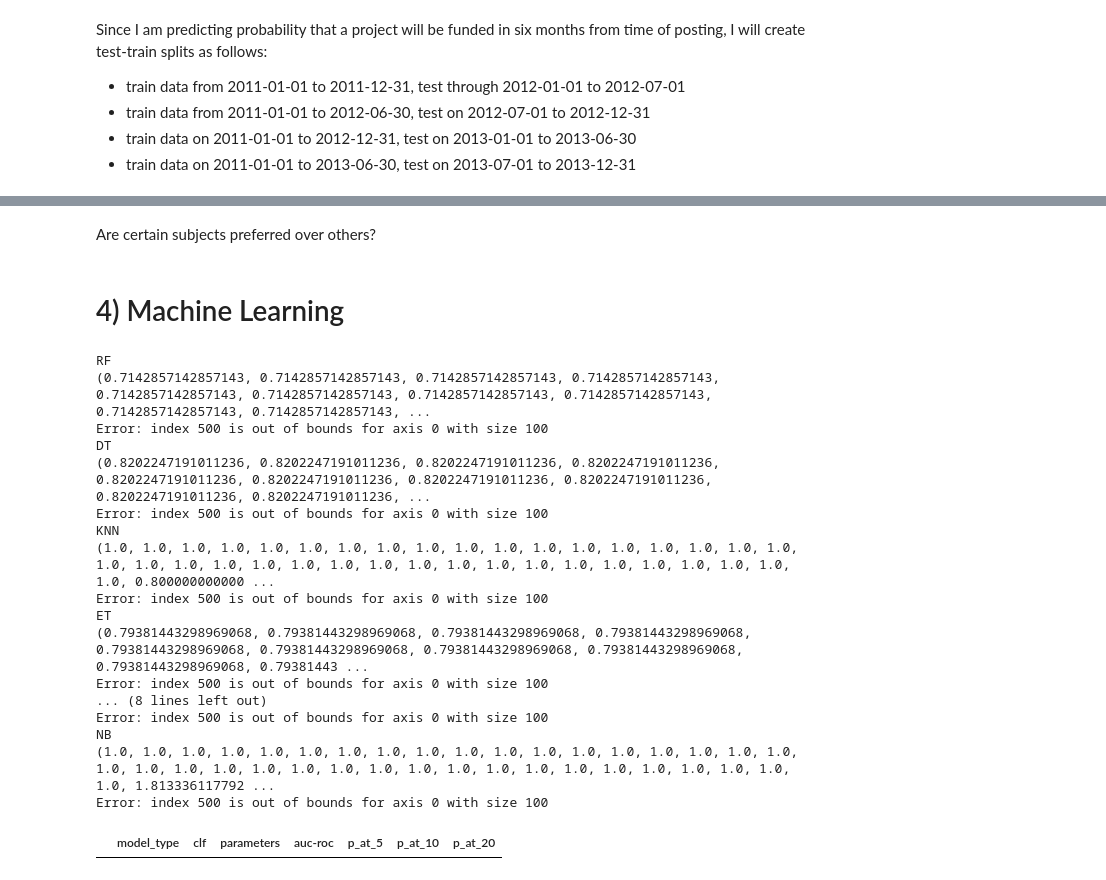
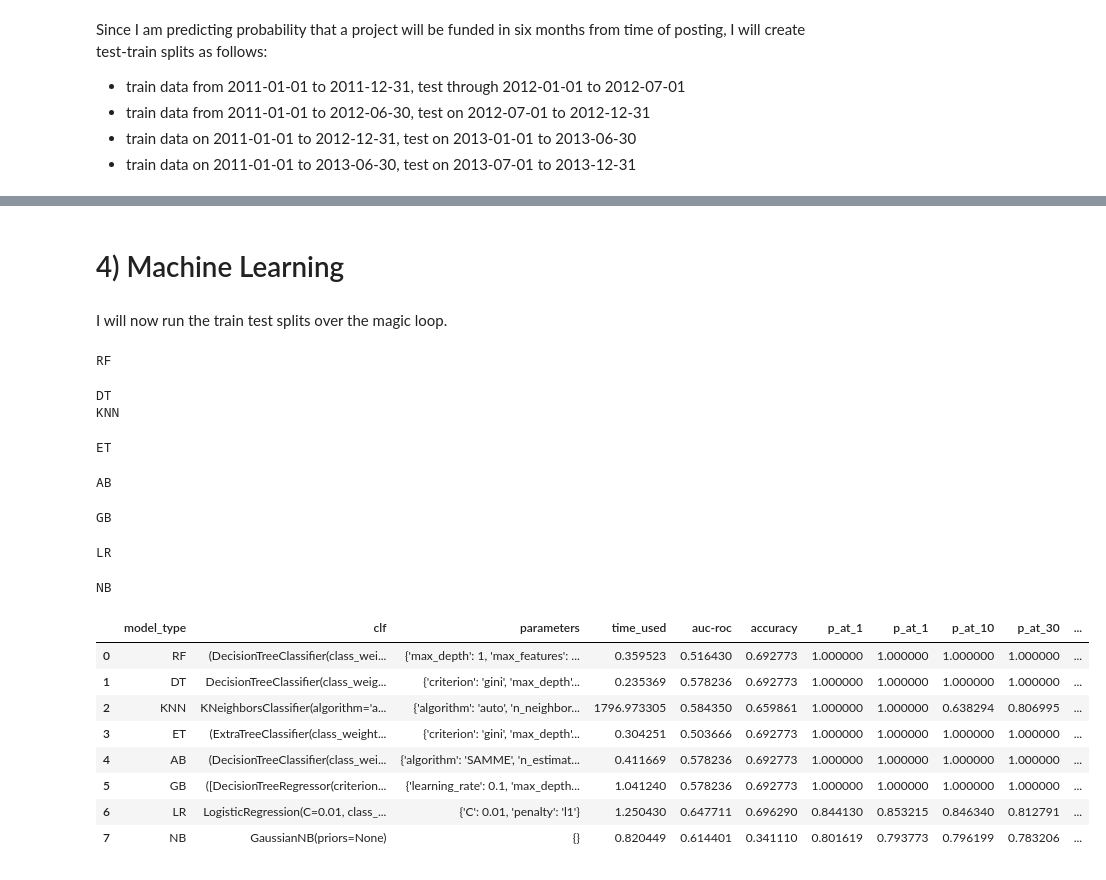
Before and after one commit to marioamz/Machine-Learning-Exploring, a Jupyter notebook: HW4/Data Exploration Pipeline Testing.ipynb, the cells around one changed output, grey strips where cells are left out. Cells and saved outputs as stored; diff of their text form; code cells hidden in the pictures.

```diff
--- a/HW4/Data Exploration Pipeline Testing.ipynb
+++ b/HW4/Data Exploration Pipeline Testing.ipynb
@@ -178,2 +131,0 @@ merged = merged[((merged['students_reached'] - merged['students_reached'].mean()
-# %%
-merged = merged[((merged['students_reached'] - merged['total_price_excluding_optional_support'].mean()) / merged['total_price_excluding_optional_support'].std()).abs() < 3]
@@ -217,0 +145,3 @@ After merging the two datasets on project id, I will now split into test and tra
+# %%
+merged = merged[((merged['total_price_excluding_optional_support'] - merged['total_price_excluding_optional_support'].mean()) / merged['total_price_excluding_optional_support'].std()).abs() < 3]
+merged.shape
@@ -332,7 +339,7 @@ Which economic group are most projects targeting?
-# %% [markdown]
-Are certain subjects preferred over others?
 # %% [markdown]
 # 4) Machine Learning
+# %% [markdown]
+I will now run the train test splits over the magic loop.
 # %%
 ser1 = train_test_one[1].T.squeeze()
 ser1s = ser1.reshape(-1, 1)
@@ -341,23 +348,22 @@ ser2 = train_test_one[3].T.squeeze()
 ser2s = ser2.reshape(-1, 1)
 # %%
 models_to_run = ['RF','DT', 'KNN', 'ET', 'AB', 'GB', 'LR', 'NB']
-ap.go(train_test_one[0][:100], train_test_one[2][:100], ser1s[:100], ser2s[:100], 'test', models_to_run)
+ap.go(train_test_one[0], train_test_one[2], ser1s, ser2s, 'test', models_to_run)
 # %% [output]
 RF
-(0.7142857142857143, 0.7142857142857143, 0.7142857142857143, 0.7142857142857143, 0.7142857142857143, 0.7142857142857143, 0.7142857142857143, 0.7142857142857143, 0.7142857142857143, 0.7142857142857143, ...
-Error: index 500 is out of bounds for axis 0 with size 100
-DT
-(0.8202247191011236, 0.8202247191011236, 0.8202247191011236, 0.8202247191011236, 0.8202247191011236, 0.8202247191011236, 0.8202247191011236, 0.8202247191011236, 0.8202247191011236, 0.8202247191011236, ...
-Error: index 500 is out of bounds for axis 0 with size 100
-KNN
-(1.0, 1.0, 1.0, 1.0, 1.0, 1.0, 1.0, 1.0, 1.0, 1.0, 1.0, 1.0, 1.0, 1.0, 1.0, 1.0, 1.0, 1.0, 1.0, 1.0, 1.0, 1.0, 1.0, 1.0, 1.0, 1.0, 1.0, 1.0, 1.0, 1.0, 1.0, 1.0, 1.0, 1.0, 1.0, 1.0, 1.0, 0.800000000000 ...
-Error: index 500 is out of bounds for axis 0 with size 100
-ET
-(0.79381443298969068, 0.79381443298969068, 0.79381443298969068, 0.79381443298969068, 0.79381443298969068, 0.79381443298969068, 0.79381443298969068, 0.79381443298969068, 0.79381443298969068, 0.79381443 ...
-Error: index 500 is out of bounds for axis 0 with size 100
-... (8 lines left out)
-Error: index 500 is out of bounds for axis 0 with size 100
-NB
-(1.0, 1.0, 1.0, 1.0, 1.0, 1.0, 1.0, 1.0, 1.0, 1.0, 1.0, 1.0, 1.0, 1.0, 1.0, 1.0, 1.0, 1.0, 1.0, 1.0, 1.0, 1.0, 1.0, 1.0, 1.0, 1.0, 1.0, 1.0, 1.0, 1.0, 1.0, 1.0, 1.0, 1.0, 1.0, 1.0, 1.0, 1.813336117792 ...
-Error: index 500 is out of bounds for axis 0 with size 100
+DT
+KNN
+ET
+AB
+GB
+LR
+NB
-|  | model_type | clf | parameters | auc-roc | p_at_5 | p_at_10 | p_at_20 |
+|  | model_type | clf | parameters | time_used | auc-roc | accuracy | p_at_1 | p_at_1 | p_at_10 | p_at_30 | ... |
+| 0 | RF | (DecisionTreeClassifier(class_wei... | {'max_depth': 1, 'max_features': ... | 0.359523 | 0.516430 | 0.692773 | 1.000000 | 1.000000 | 1.000000 | 1.000000 | ... |
+| 1 | DT | DecisionTreeClassifier(class_weig... | {'criterion': 'gini', 'max_depth'... | 0.235369 | 0.578236 | 0.692773 | 1.000000 | 1.000000 | 1.000000 | 1.000000 | ... |
+| 2 | KNN | KNeighborsClassifier(algorithm='a... | {'algorithm': 'auto', 'n_neighbor... | 1796.973305 | 0.584350 | 0.659861 | 1.000000 | 1.000000 | 0.638294 | 0.806995 | ... |
+| 3 | ET | (ExtraTreeClassifier(class_weight... | {'criterion': 'gini', 'max_depth'... | 0.304251 | 0.503666 | 0.692773 | 1.000000 | 1.000000 | 1.000000 | 1.000000 | ... |
+| 4 | AB | (DecisionTreeClassifier(class_wei... | {'algorithm': 'SAMME', 'n_estimat... | 0.411669 | 0.578236 | 0.692773 | 1.000000 | 1.000000 | 1.000000 | 1.000000 | ... |
+| 5 | GB | ([DecisionTreeRegressor(criterion... | {'learning_rate': 0.1, 'max_depth... | 1.041240 | 0.578236 | 0.692773 | 1.000000 | 1.000000 | 1.000000 | 1.000000 | ... |
+| 6 | LR | LogisticRegression(C=0.01, class_... | {'C': 0.01, 'penalty': 'l1'} | 1.250430 | 0.647711 | 0.696290 | 0.844130 | 0.853215 | 0.846340 | 0.812791 | ... |
+| 7 | NB | GaussianNB(priors=None) | {} | 0.820449 | 0.614401 | 0.341110 | 0.801619 | 0.793773 | 0.796199 | 0.783206 | ... |
```
Also changed, not shown: parts of 68 cells of this notebook, 2 other files.
